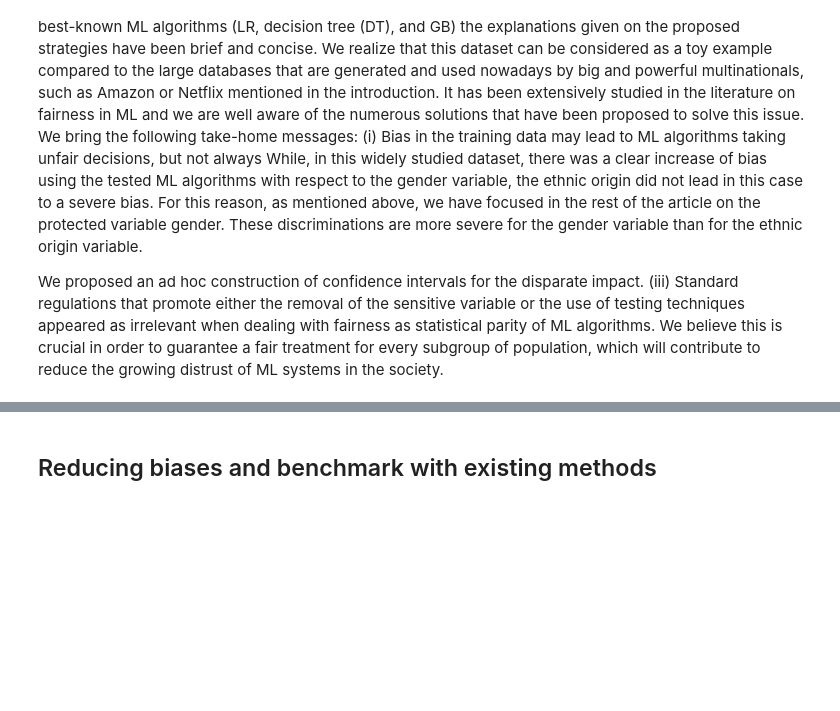
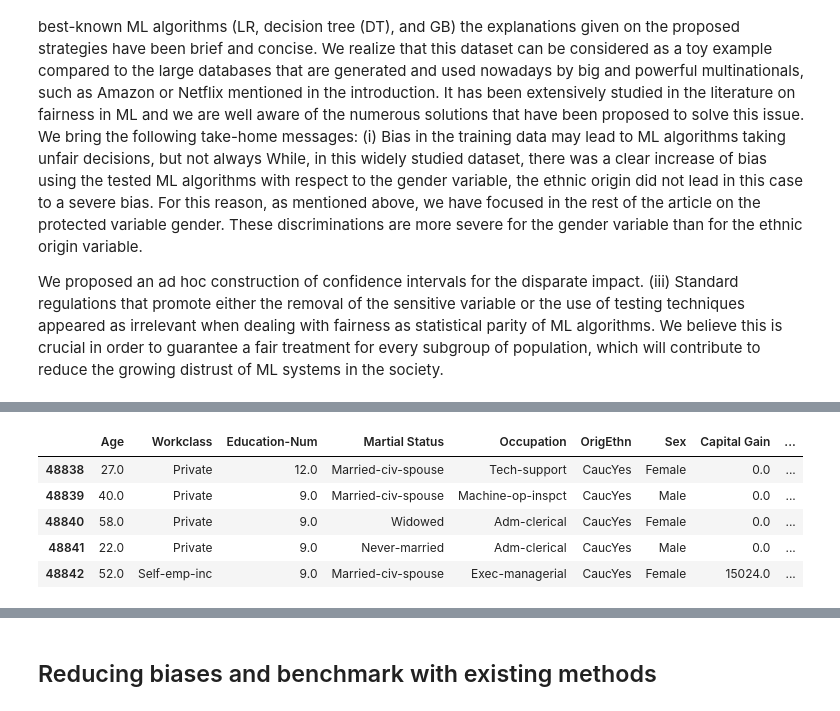
Before and after one commit to TomFiz/Studying-biases-in-Machine-Learning, a Jupyter notebook: Studying sex bias in adult census dataset/Study_of_bias.ipynb, the cells around one changed output, grey strips where cells are left out. Drawn from its saved outputs; the diff is of its cells as text; code cells hidden in the pictures; blank space fills up the shorter version.

```diff
--- a/Studying sex bias in adult census dataset/Study_of_bias.ipynb
+++ b/Studying sex bias in adult census dataset/Study_of_bias.ipynb
@@ -26,0 +71,21 @@ We believe this is crucial in order to guarantee a fair treatment for every subg
+# %%
+data=original_data.copy()
+
+
+data['Child'] = np.where(data['Relationship']=='Own-child', 'ChildYes', 'ChildNo')
+data['OrigEthn'] = np.where(data['OrigEthn']=='White', 'CaucYes', 'CaucNo')
+data['Age'] = pd.to_numeric(data['Age'],errors='coerce')
+
+data=data.drop(columns=['fnlwgt','Relationship','Country','Education'])
+
+data=data.replace('<=50K.','<=50K')
+data=data.replace('>50K.','>50K')
+
+data.tail()
+# %% [output]
+|  | Age | Workclass | Education-Num | Martial Status | Occupation | OrigEthn | Sex | Capital Gain | ... |
+| 48838 | 27.0 | Private | 12.0 | Married-civ-spouse | Tech-support | CaucYes | Female | 0.0 | ... |
+| 48839 | 40.0 | Private | 9.0 | Married-civ-spouse | Machine-op-inspct | CaucYes | Male | 0.0 | ... |
+| 48840 | 58.0 | Private | 9.0 | Widowed | Adm-clerical | CaucYes | Female | 0.0 | ... |
+| 48841 | 22.0 | Private | 9.0 | Never-married | Adm-clerical | CaucYes | Male | 0.0 | ... |
+| 48842 | 52.0 | Self-emp-inc | 9.0 | Married-civ-spouse | Exec-managerial | CaucYes | Female | 15024.0 | ... |
```
Also changed, not shown: parts of 32 cells of this notebook, 1 other file.
